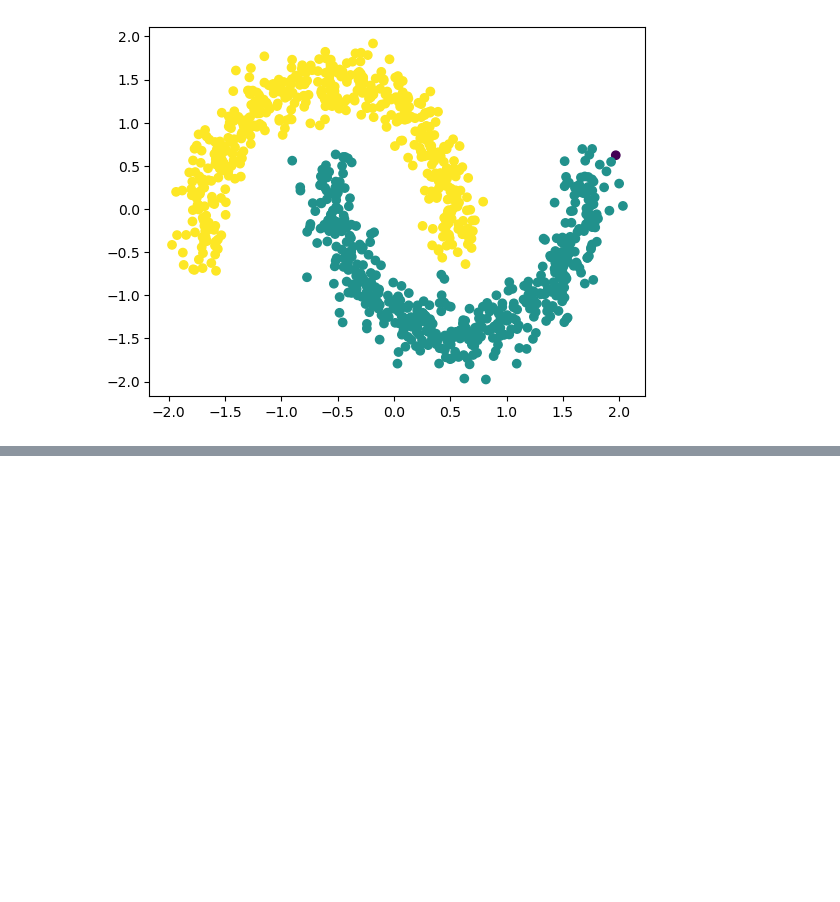
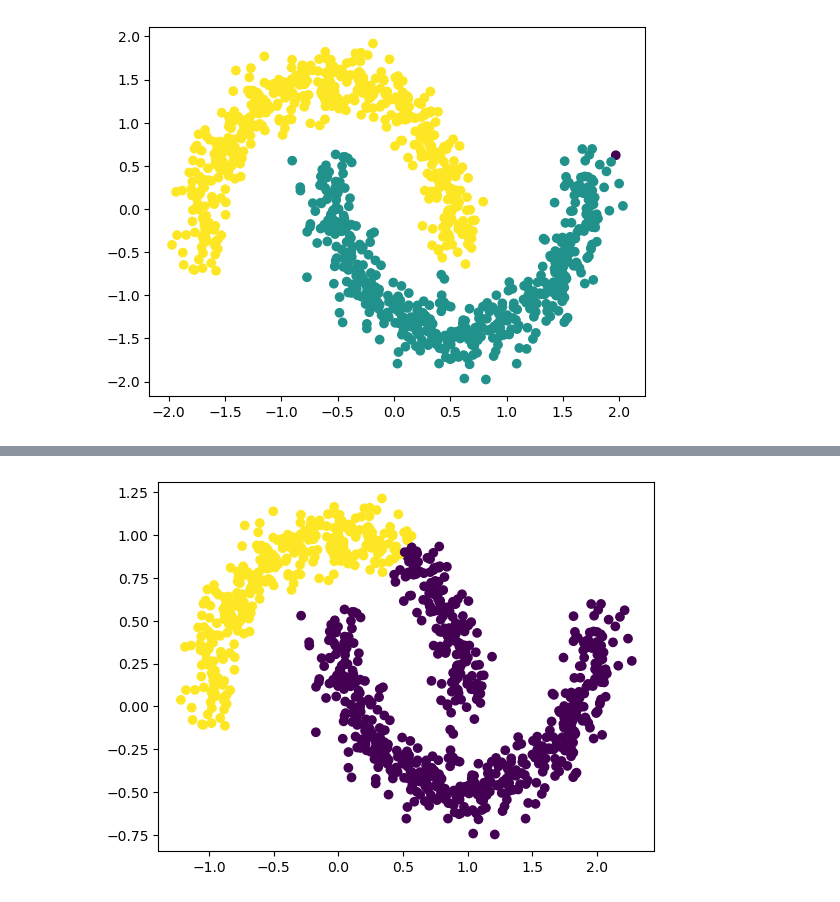
Before and after one commit to bmmukhridin/Coding-Dojo-Bootcamp, a Jupyter notebook: week 9/DBSCAN and Agglomerative Clustering Exercise .ipynb, the cells around one changed output, grey strips where cells are left out. Cells and saved outputs as stored; diff of their text form; code cells hidden in the pictures; blank space fills up the shorter version.

```diff
--- a/week 9/DBSCAN and Agglomerative Clustering Exercise .ipynb
+++ b/week 9/DBSCAN and Agglomerative Clustering Exercise .ipynb
@@ -102,0 +114,7 @@ plt.scatter(scaled_moon[:,0], scaled_moon[:,1],c=dbs.labels_)
+# %%
+agg = AgglomerativeClustering(n_clusters=2)
+agg.fit(moons)
+
+plt.scatter(moons[:,0], moons[:,1], c=agg.labels_);
+# %% [output]
+[figure, added]
```
Also changed, not shown: parts of 3 cells of this notebook, 1 other file.
